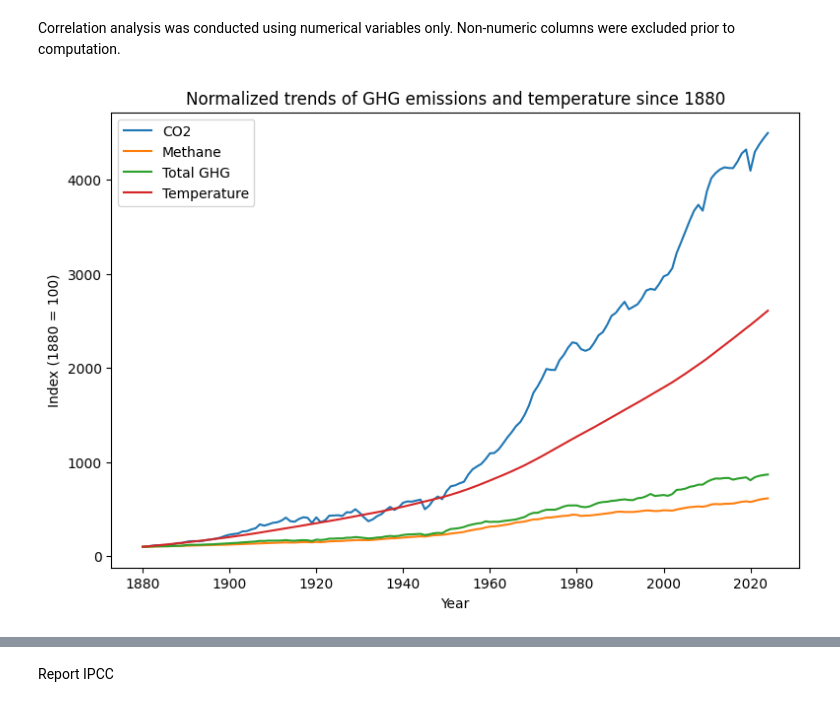
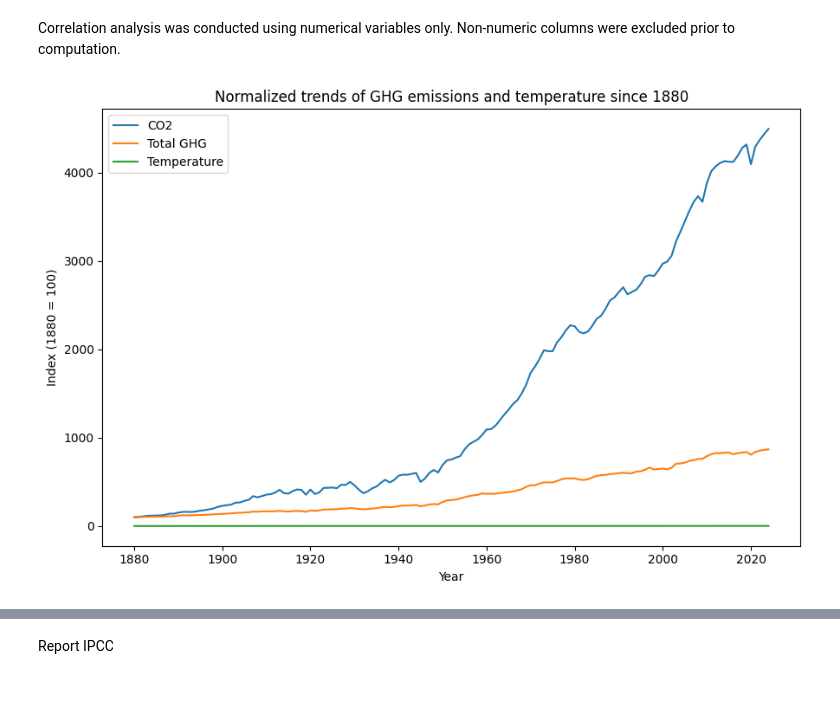
Before and after one commit to VinchC/projet, a Jupyter notebook: DataCO2_nguyen.ipynb, the cells around one changed output, grey strips where cells are left out. Saved outputs shown, nothing was run; the diff lists cells and outputs as text; code cells hidden in the pictures.

```diff
--- a/DataCO2_nguyen.ipynb
+++ b/DataCO2_nguyen.ipynb
@@ -93,7 +89,3 @@ df.shape
 df_global = df[df["country"] == "World"].copy()
 # %%
 df_global = df_global[df_global["year"] >= 1880]
-# %%
-# Forward fill theo thời gian
-df_global = df_global.sort_values("year")
-df_global = df_global.ffill()
@@ -193,16 +186,19 @@ for col in ["co2", "methane", "total_ghg", "temperature_change_from_ghg"]:
 # %%
 import matplotlib.pyplot as plt
 
 plt.figure(figsize=(9,6))
 plt.plot(df_trend["year"], df_trend["co2"], label="CO2")
-plt.plot(df_trend["year"], df_trend["methane"], label="Methane")
+
 plt.plot(df_trend["year"], df_trend["total_ghg"], label="Total GHG")
-plt.plot(df_trend["year"], df_trend["temperature_change_from_ghg"], label="Temperature")
+plt.plot(df_trend["year"], df_trend["temperature_change_from_co2"], label="Temperature")
 
 plt.legend()
 plt.xlabel("Year")
 plt.ylabel("Index (1880 = 100)")
 plt.title("Normalized trends of GHG emissions and temperature since 1880")
+#Afficher
+plt.tight_layout()
+plt.savefig('./images/Normalized trends of GHG emissions and temperature since 1880.png', dpi=300, bbox_inches='tight')
 plt.show()
 # %% [output]
-[figure, old version]
+[figure, new version]
```
Also changed, not shown: parts of 35 cells of this notebook, 19 other files.
